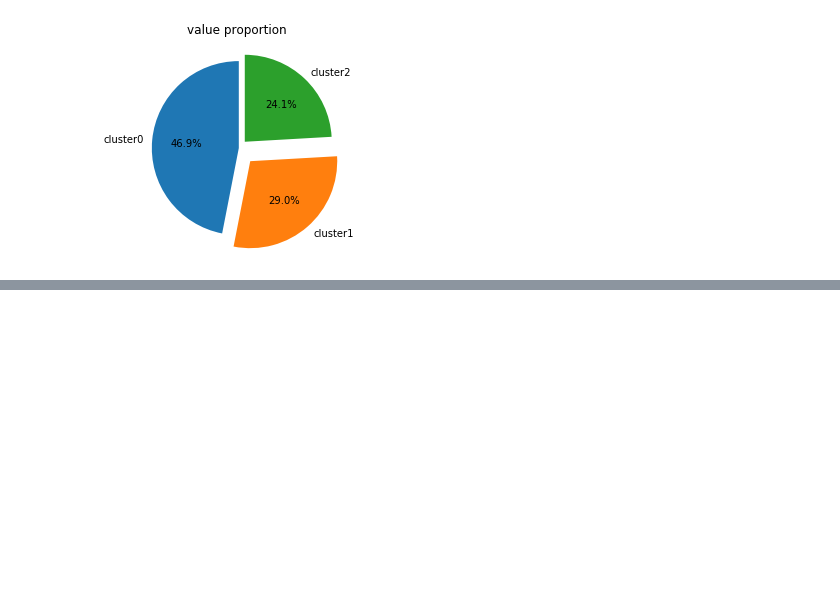
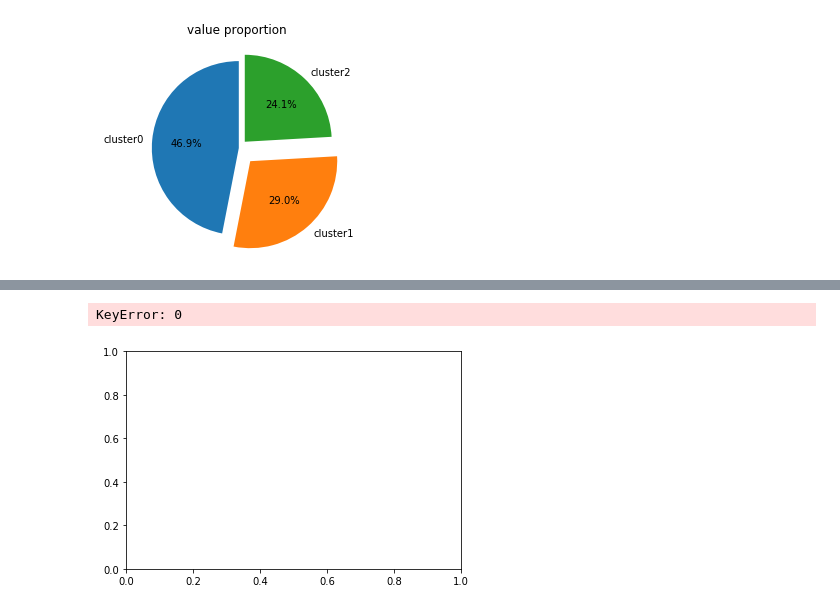
Before and after one commit to greatofdream/bigdata, a Jupyter notebook: Untitled.ipynb, the cells around one changed output, grey strips where cells are left out. Cells and saved outputs as stored; diff of their text form; code cells hidden in the pictures; blank space fills up the shorter version.

```diff
--- a/Untitled.ipynb
+++ b/Untitled.ipynb
@@ -305,0 +371,5 @@ Text(0.5, 1.0, 'value proportion ')
+# %%
+plot_embedding(X_tsne, "t-SNE_embedding of RFM(time:{:.2f}".format(time()-t0))
+# %% [output]
+KeyError: 0
+[figure, added]
```
Also changed, not shown: parts of 23 cells of this notebook, 18 other files.
